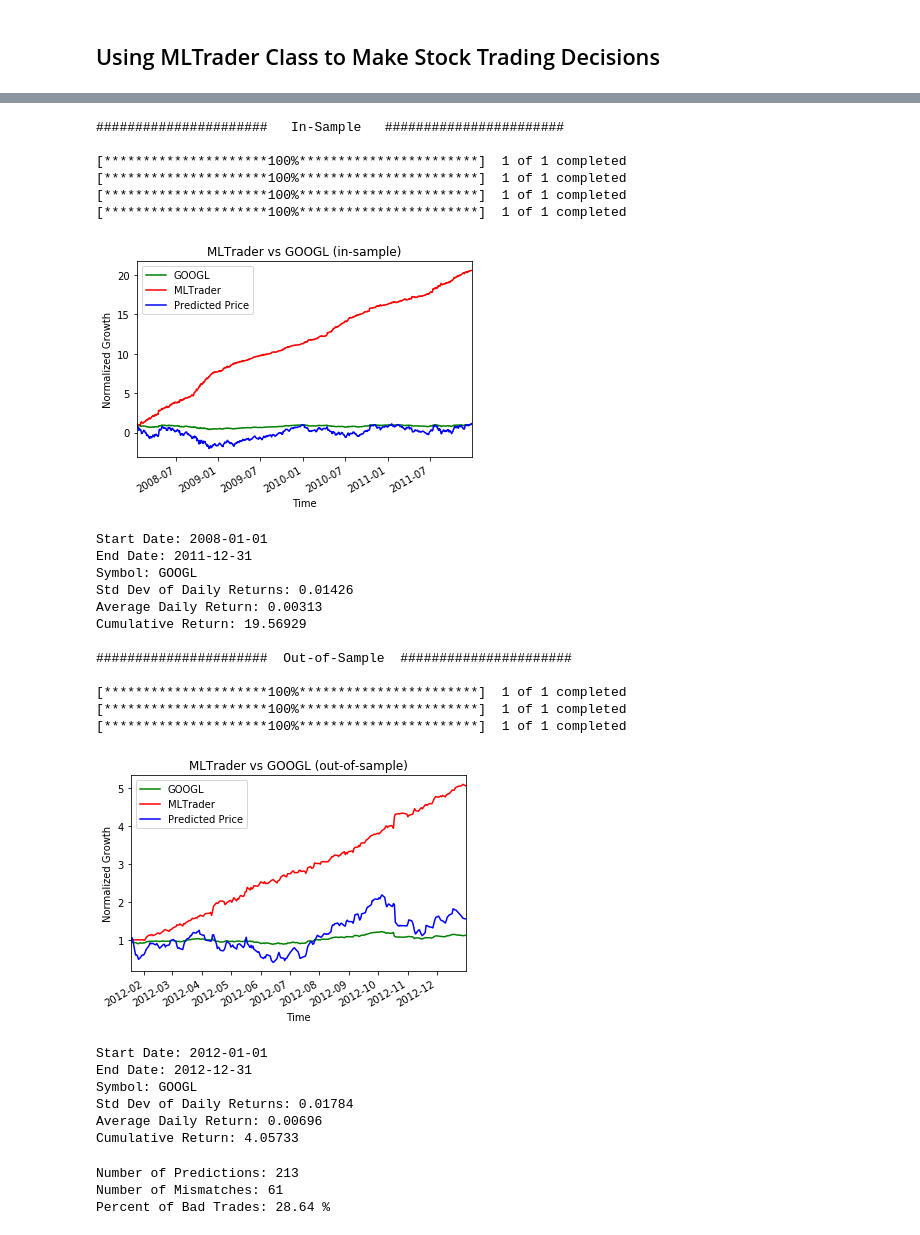
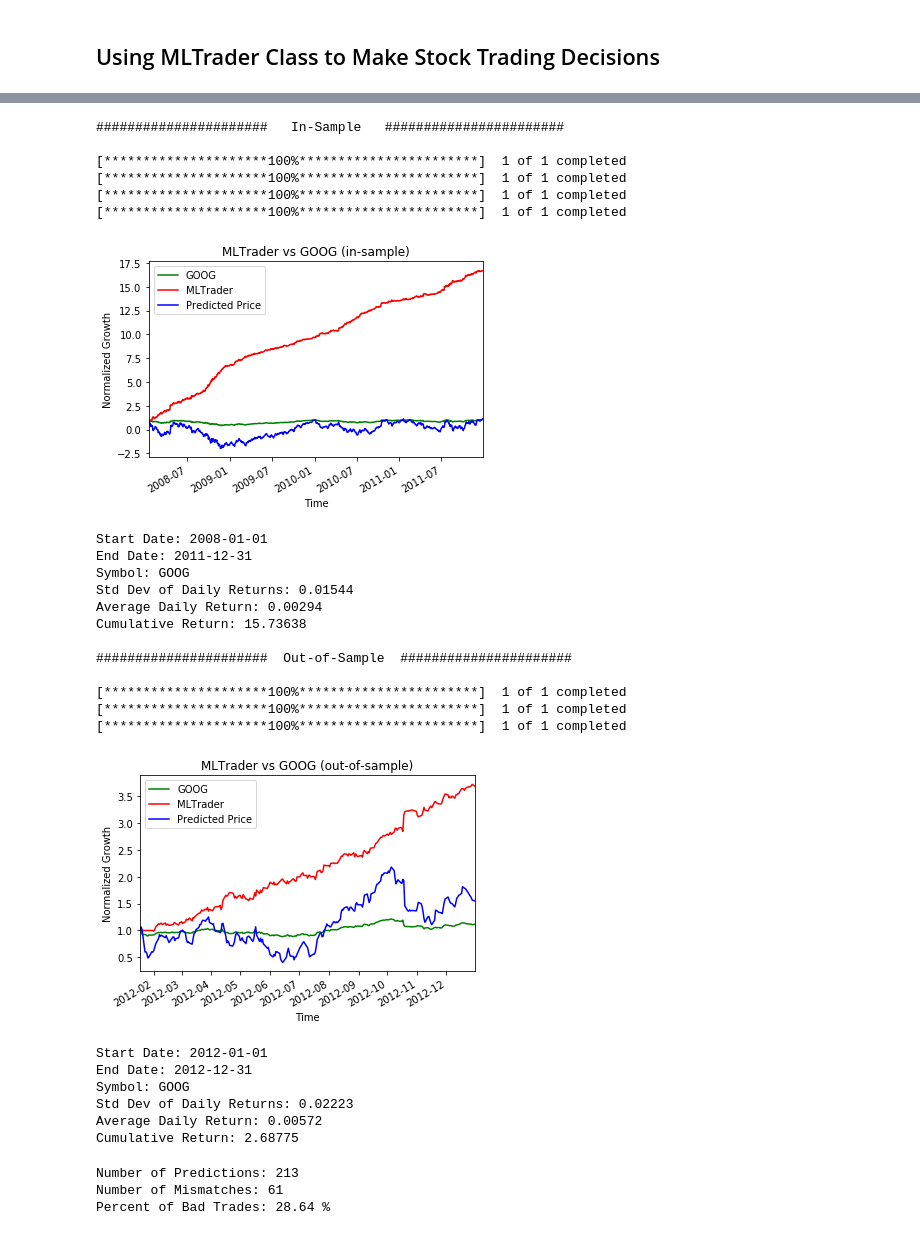
Before and after one commit to ryan-kp-miller/Stock-Price-Prediction-App, a Jupyter notebook: MLTrader_Experiment.ipynb, the cells around one changed output, grey strips where cells are left out. Saved outputs shown, nothing was run; the diff lists cells and outputs as text; code cells hidden in the pictures.

```diff
--- a/MLTrader_Experiment.ipynb
+++ b/MLTrader_Experiment.ipynb
@@ -140,7 +140,7 @@ def test_code(learner, orders_df, sd, ed, symbol, sv, plot_title):
 trader = MLTrader(n=10, learner=Ridge, kwargs={'alpha':0.001, 'random_state':0}, impact = 0.005)
 
 #in-sample parameters
-symbol = "GOOGL"
+symbol = "GOOG"
 sd = "2008-01-01"
 ed = "2011-12-31"
 
@@ -164,45 +164,45 @@ test_code(trader, orders_df, sd, ed, symbol, sv,
 
 print()
 print("######################  Out-of-Sample  ######################")
 print()
 
 #out-of-sample dates
 sd = "2012-01-01"
 ed = "2012-12-31"
 
 #creating orders dataframe
 trades_df = trader.testLearner(symbol, sd, ed, sv)
 orders_df = trader.generate_orders_df(trades_df, symbol)
 
 test_code(trader, orders_df, sd, ed, symbol, sv,
           "MLTrader vs %s (out-of-sample)"%symbol)
 # %% [output]
 ######################   In-Sample   #######################
 
 [*********************100%***********************]  1 of 1 completed
 [*********************100%***********************]  1 of 1 completed
 [*********************100%***********************]  1 of 1 completed
 [*********************100%***********************]  1 of 1 completed
-[figure, old version]
+[figure, new version]
 Start Date: 2008-01-01
 End Date: 2011-12-31
-Symbol: GOOGL
-Std Dev of Daily Returns: 0.01426
-Average Daily Return: 0.00313
-Cumulative Return: 19.56929
+Symbol: GOOG
+Std Dev of Daily Returns: 0.01544
+Average Daily Return: 0.00294
+Cumulative Return: 15.73638
 
 ######################  Out-of-Sample  ######################
 
 [*********************100%***********************]  1 of 1 completed
 [*********************100%***********************]  1 of 1 completed
 [*********************100%***********************]  1 of 1 completed
-[figure, old version]
+[figure, new version]
 Start Date: 2012-01-01
 End Date: 2012-12-31
-Symbol: GOOGL
-Std Dev of Daily Returns: 0.01784
-Average Daily Return: 0.00696
-Cumulative Return: 4.05733
+Symbol: GOOG
+Std Dev of Daily Returns: 0.02223
+Average Daily Return: 0.00572
+Cumulative Return: 2.68775
 # %%
 print("Number of Predictions: %0.0f"%trader.trades)
 print("Number of Mismatches: %0.0f"%trader.bad_trades)
```
Also changed, not shown: parts of 7 cells of this notebook, 3 other files.
